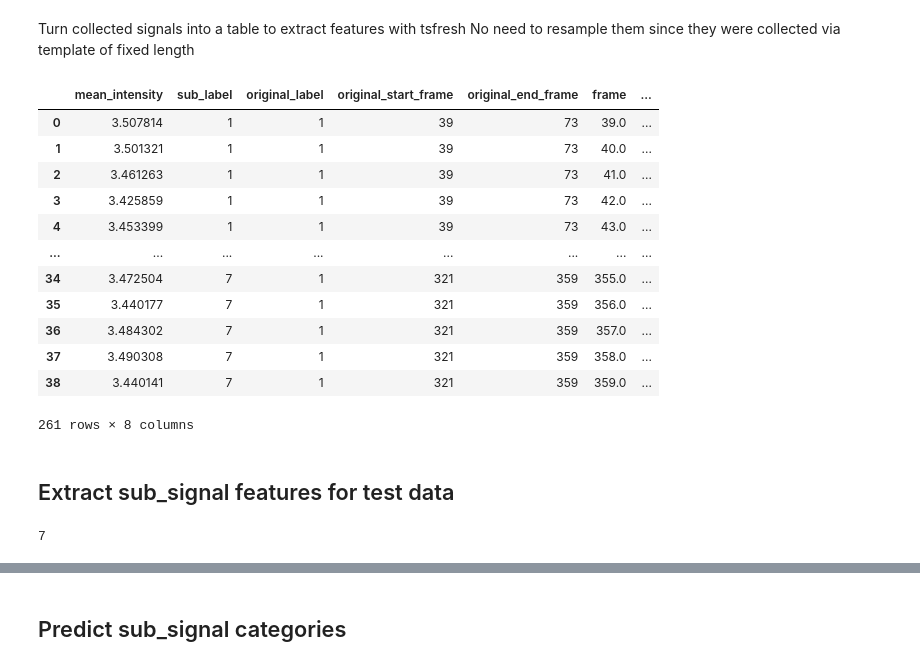
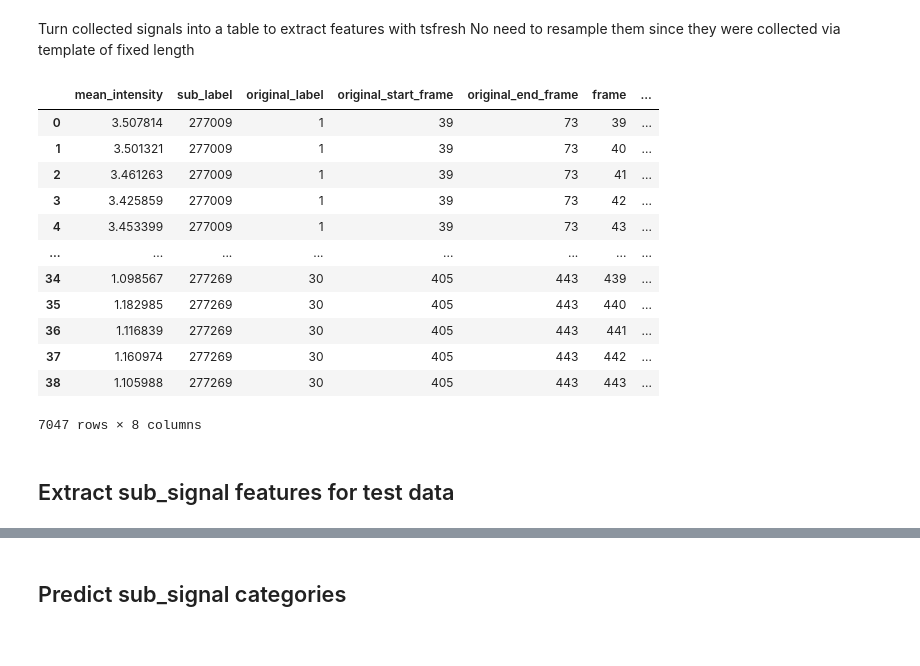
Before and after one commit to zoccoler/napari-signal-classifier, a Jupyter notebook: notebooks/WIP_sub_signal_classification_step_by_step.ipynb, the cells around one changed output, grey strips where cells are left out. Drawn from its saved outputs; the diff is of its cells as text; code cells hidden in the pictures.

```diff
--- a/notebooks/WIP_sub_signal_classification_step_by_step.ipynb
+++ b/notebooks/WIP_sub_signal_classification_step_by_step.ipynb
@@ -785,8 +782,14 @@ plt.tight_layout()
 ## Detect regions of interest
 Find peaks by thresholding cross-correlation and get a region around them.
 Develop some strategy to collect these regions without duplication (or collect duplication, but assign some weight or probability to them)
+# %%
+chosen_label = 6
+# in label 10, same class (1) overlaps because sub_signals are too close to each other
+# in label 11, same class (3) is detected by two signals that are too close to each other
+# in label 6, there is some noise that makes the same sub_signal to be detected twice by the same class with a small shift
 # %%
-composite_signal1 = table[(table['label'] == 1)].sort_values(by=['label', 'frame']).reset_index(drop=True)['mean_intensity'].values
+composite_signal1 = table[(table['label'] == chosen_label)].sort_values(by=['label', 'frame']).reset_index(drop=True)['mean_intensity'].values
+plt.figure(figsize=(15, 5))
 plt.plot(composite_signal1)
 # %% [output]
 [<matplotlib.lines.Line2D at 0x...>]
@@ -830,7 +833,7 @@ def detect_sub_signal_by_template(composite_signal, template, threshold, return_
     return peaks_indices
 
 threshold=0.8
-fig, ax = plt.subplots(1, len(sub_signal_templates), figsize=(15, 5))
+fig, ax = plt.subplots(len(sub_signal_templates),1, figsize=(15, 5))
 for i, sub_signal in enumerate(sub_signal_templates.values()):
     peaks_indices, normalized_cross_corr = detect_sub_signal_by_template(composite_signal1, sub_signal, threshold, return_cross_corr=True, norm_method='zscore')
     ax[i].plot(composite_signal1, label='Composite Signal')
@@ -846,5 +849,6 @@ for i, sub_signal in enumerate(sub_signal_templates.values()):
     for peak_index in peaks_indices:
         ax[i].axvspan(peak_index-np.floor(len(sub_signal)/2), peak_index+np.floor(len(sub_signal)/2), color='gray', alpha=0.2)
     ax[i].set_title(f'Class {i+1}')
+    print(f"Found {len(peaks_indices)} peaks for class {i+1}")
 plt.tight_layout()
 # %% [output]
@@ -910,7 +917,7 @@ Testing below for a chosen label
 # %%
 sub_signal_collection_1 = SubSignalCollection()
 for sub_signal in sub_signal_collection_test.sub_signals:
-    if sub_signal.label == 1:
+    if sub_signal.label == 6:
         sub_signal_collection_1.add_sub_signal(sub_signal)
 # %%
 sub_signal_collection_1
@@ -1007,32 +984,32 @@ Turn collected signals into a table to extract features with tsfresh
 No need to resample them since they were collected via template of fixed length
 # %%
 table_test_set = pd.DataFrame([])
-for i, sub_signal in enumerate(sub_signal_collection_1.sub_signals):
+for i, sub_signal in enumerate(sub_signal_collection_test.sub_signals):
     sub_table = pd.DataFrame(sub_signal.data, columns=['mean_intensity'])
-    sub_table['sub_label'] = i + 1
+    sub_table['sub_label'] = sub_signal.id#i + 1
     sub_table['original_label'] = sub_signal.label
     sub_table['original_start_frame'] = sub_signal.start_frame
     sub_table['original_end_frame'] = sub_signal.end_frame
-    sub_table['frame'] = np.linspace(sub_signal.start_frame, sub_signal.end_frame, len(sub_signal.data))
+    sub_table['frame'] = np.arange(sub_signal.start_frame, sub_signal.end_frame + 1)
     sub_table['category'] = 0
     sub_table['template_category'] = sub_signal.category
 
     table_test_set = pd.concat([table_test_set, sub_table], axis=0)
 table_test_set
 # %% [output]
 |  | mean_intensity | sub_label | original_label | original_start_frame | original_end_frame | frame | ... |
-| 0 | 3.507814 | 1 | 1 | 39 | 73 | 39.0 | ... |
-| 1 | 3.501321 | 1 | 1 | 39 | 73 | 40.0 | ... |
-| 2 | 3.461263 | 1 | 1 | 39 | 73 | 41.0 | ... |
-| 3 | 3.425859 | 1 | 1 | 39 | 73 | 42.0 | ... |
-| 4 | 3.453399 | 1 | 1 | 39 | 73 | 43.0 | ... |
+| 0 | 3.507814 | 277009 | 1 | 39 | 73 | 39 | ... |
+| 1 | 3.501321 | 277009 | 1 | 39 | 73 | 40 | ... |
+| 2 | 3.461263 | 277009 | 1 | 39 | 73 | 41 | ... |
+| 3 | 3.425859 | 277009 | 1 | 39 | 73 | 42 | ... |
+| 4 | 3.453399 | 277009 | 1 | 39 | 73 | 43 | ... |
 | ... | ... | ... | ... | ... | ... | ... | ... |
-| 34 | 3.472504 | 7 | 1 | 321 | 359 | 355.0 | ... |
-| 35 | 3.440177 | 7 | 1 | 321 | 359 | 356.0 | ... |
-| 36 | 3.484302 | 7 | 1 | 321 | 359 | 357.0 | ... |
-| 37 | 3.490308 | 7 | 1 | 321 | 359 | 358.0 | ... |
-| 38 | 3.440141 | 7 | 1 | 321 | 359 | 359.0 | ... |
+| 34 | 1.098567 | 277269 | 30 | 405 | 443 | 439 | ... |
+| 35 | 1.182985 | 277269 | 30 | 405 | 443 | 440 | ... |
+| 36 | 1.116839 | 277269 | 30 | 405 | 443 | 441 | ... |
+| 37 | 1.160974 | 277269 | 30 | 405 | 443 | 442 | ... |
+| 38 | 1.105988 | 277269 | 30 | 405 | 443 | 443 | ... |
-261 rows × 8 columns
+7047 rows × 8 columns
 # %% [markdown]
 ## Extract sub_signal features for test data
 # %%
@@ -1045,10 +1022,6 @@ signal_features_table_test = extract_features(table_test_set_minimal, column_id=
                      default_fc_parameters=extraction_settings,
                      # we impute = remove all NaN features automatically
                      impute_function=impute)
-# %%
-table_test_set_minimal['sub_label'].max()
-# %% [output]
-7
 # %%
 # each row is a different sub_signal (which could be replicates due to the template matching process)
 signal_features_table_test
```
Also changed, not shown: parts of 64 cells of this notebook.
